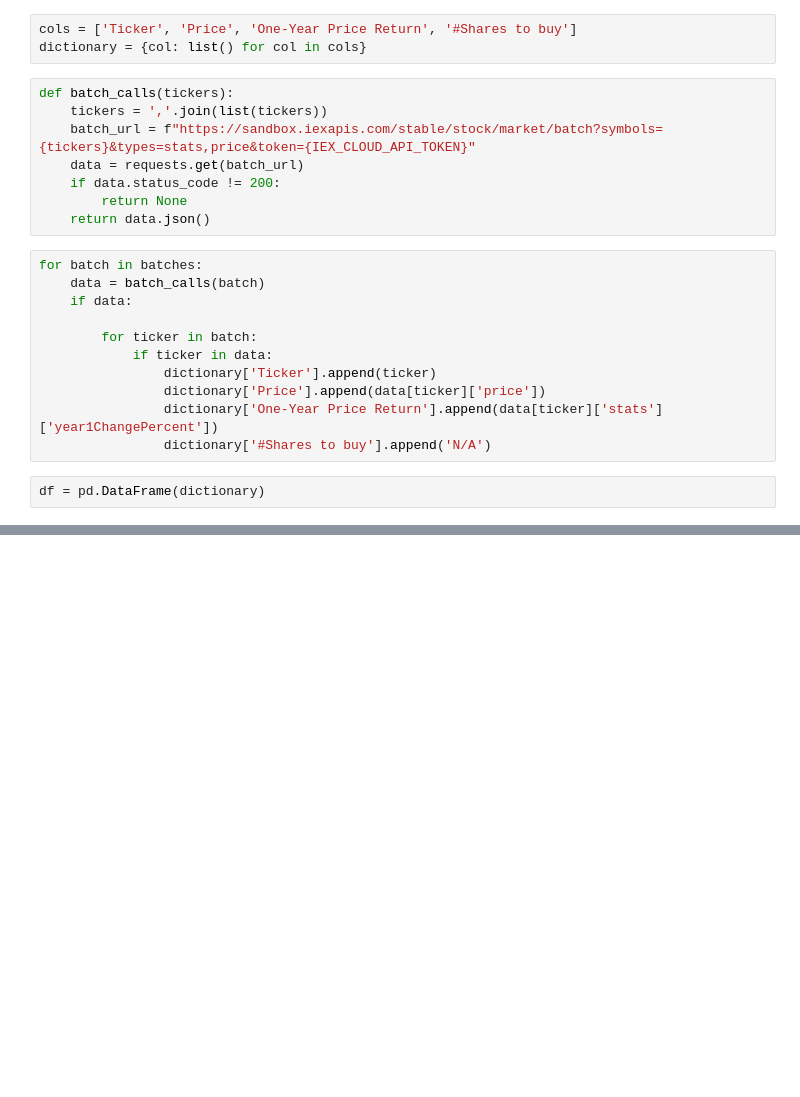
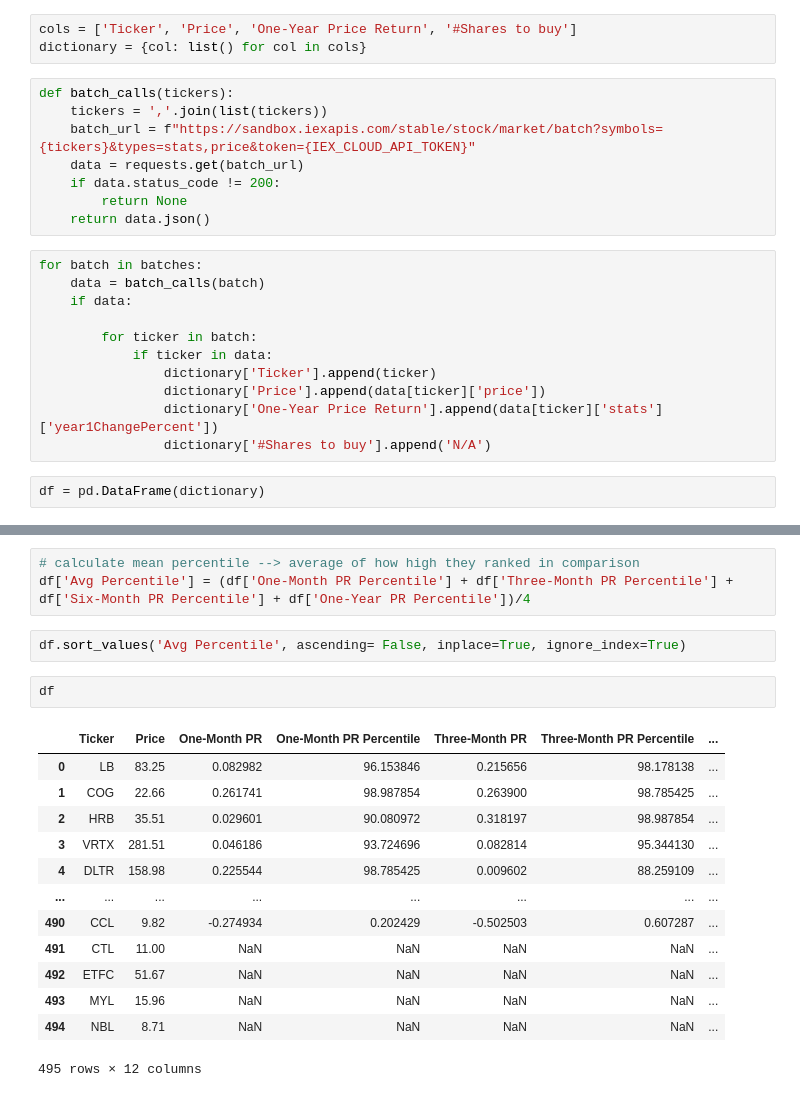
Before and after one commit to david5010/Algo_Trading, a Jupyter notebook: Momentum Strategy/mmtm_trading.ipynb, the cells around one changed output, grey strips where cells are left out. Drawn from its saved outputs; the diff is of its cells as text; blank space fills up the shorter version.

```diff
--- a/Momentum Strategy/mmtm_trading.ipynb
+++ b/Momentum Strategy/mmtm_trading.ipynb
@@ -55,0 +135,21 @@ df
+# %%
+# calculate mean percentile --> average of how high they ranked in comparison
+df['Avg Percentile'] = (df['One-Month PR Percentile'] + df['Three-Month PR Percentile'] + df['Six-Month PR Percentile'] + df['One-Year PR Percentile'])/4
+# %%
+df.sort_values('Avg Percentile', ascending= False, inplace=True, ignore_index=True)
+# %%
+df
+# %% [output]
+|  | Ticker | Price | One-Month PR | One-Month PR Percentile | Three-Month PR | Three-Month PR Percentile | ... |
+| 0 | LB | 83.25 | 0.082982 | 96.153846 | 0.215656 | 98.178138 | ... |
+| 1 | COG | 22.66 | 0.261741 | 98.987854 | 0.263900 | 98.785425 | ... |
+| 2 | HRB | 35.51 | 0.029601 | 90.080972 | 0.318197 | 98.987854 | ... |
+| 3 | VRTX | 281.51 | 0.046186 | 93.724696 | 0.082814 | 95.344130 | ... |
+| 4 | DLTR | 158.98 | 0.225544 | 98.785425 | 0.009602 | 88.259109 | ... |
+| ... | ... | ... | ... | ... | ... | ... | ... |
+| 490 | CCL | 9.82 | -0.274934 | 0.202429 | -0.502503 | 0.607287 | ... |
+| 491 | CTL | 11.00 | NaN | NaN | NaN | NaN | ... |
+| 492 | ETFC | 51.67 | NaN | NaN | NaN | NaN | ... |
+| 493 | MYL | 15.96 | NaN | NaN | NaN | NaN | ... |
+| 494 | NBL | 8.71 | NaN | NaN | NaN | NaN | ... |
+495 rows × 12 columns
```
Also changed, not shown: parts of 13 cells of this notebook.
